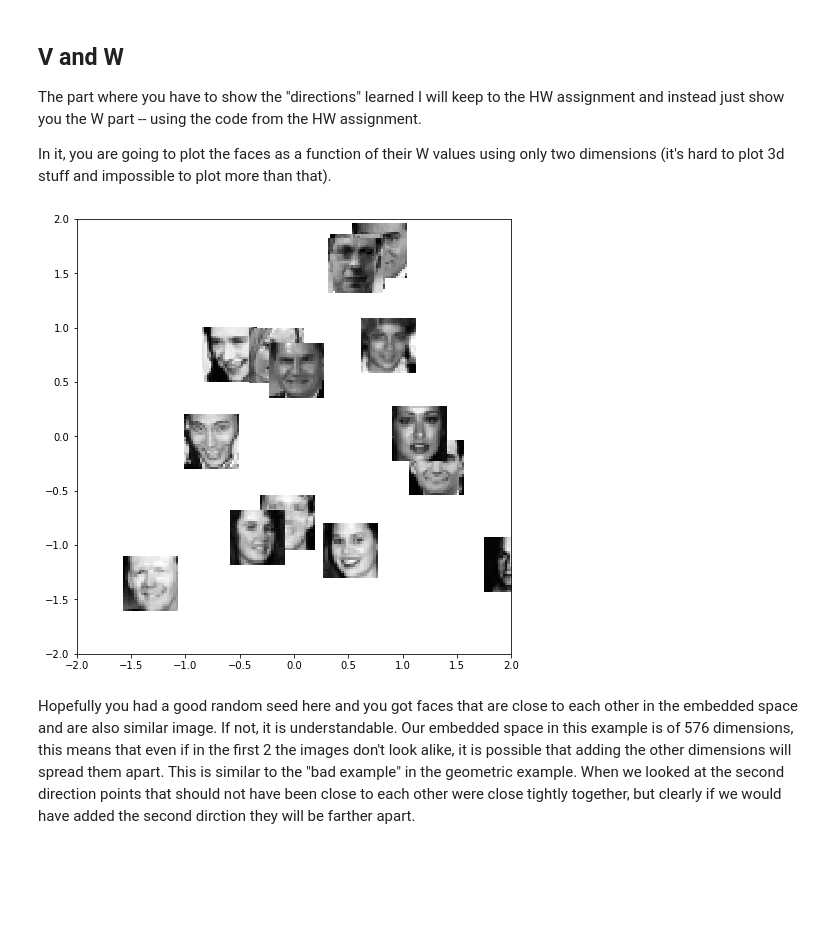
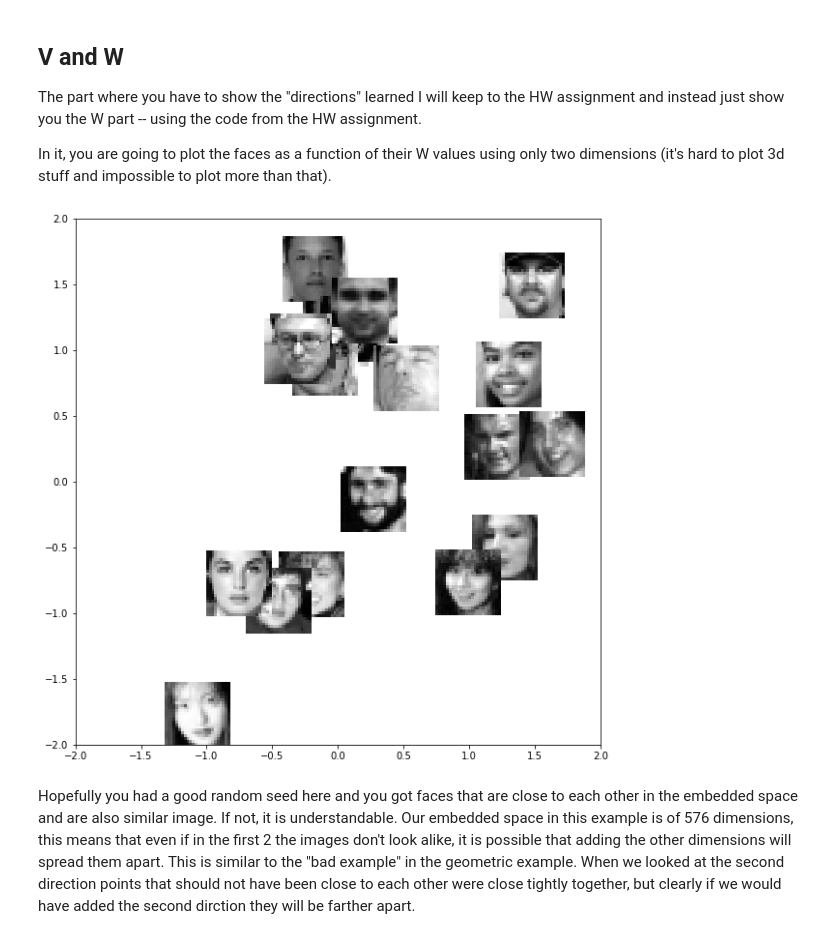
Before and after one commit to gabehope/CS178-Discussions, a Jupyter notebook: week9/svd.ipynb, the cells around one changed output. Saved outputs shown, nothing was run; the diff lists cells and outputs as text; code cells hidden in the pictures; blank space fills up the shorter version.

```diff
--- a/week9/svd.ipynb
+++ b/week9/svd.ipynb
@@ -264,21 +266,21 @@ The part where you have to show the "directions" learned I will keep to the HW a
 
 In it, you are going to plot the faces as a function of their W values using only two dimensions (it's hard to plot 3d stuff and impossible to plot more than that).
 # %%
-f, ax = plt.subplots(1, 1, figsize=(12, 8))
+f, ax = plt.subplots(1, 1, figsize=(15, 10))
 
-idx = np.random.choice(X.shape[0], 15, replace=False)
+idx = np.random.choice(X.shape[0], 20, replace=False)
 
 coord, params = ml.transforms.rescale(W[:,0:2]) # normalize scale of "W" locations
 
 for i in idx:
     loc = (coord[i, 0], coord[i, 0] + 0.5, coord[i,1], coord[i, 1] + 0.5) # where to place the image & size
     img = np.reshape(X[i,:], (24,24))
     ax.imshow(img.T , cmap="gray", extent=loc) # draw each image
 
 ax.axis([-2, 2, -2, 2]) # set axis to reasonable visual scale
 plt.show()
 # %% [output]
-[figure, old version]
+[figure, new version]
 # %% [markdown]
 Hopefully you had a good random seed here and you got faces that are close to each other in the embedded space and are also similar image. If not, it is understandable. Our embedded space in this example is of 576 dimensions, this means that even if in the first 2 the images don't look alike, it is possible that adding the other dimensions will spread them apart. This is similar to the "bad example" in the geometric example. When we looked at the second direction points that should not have been close to each other were close tightly together, but clearly if we would have added the second dirction they will be farther apart.
 # %% [markdown]
```
Also changed, not shown: parts of 1 cell of this notebook.
